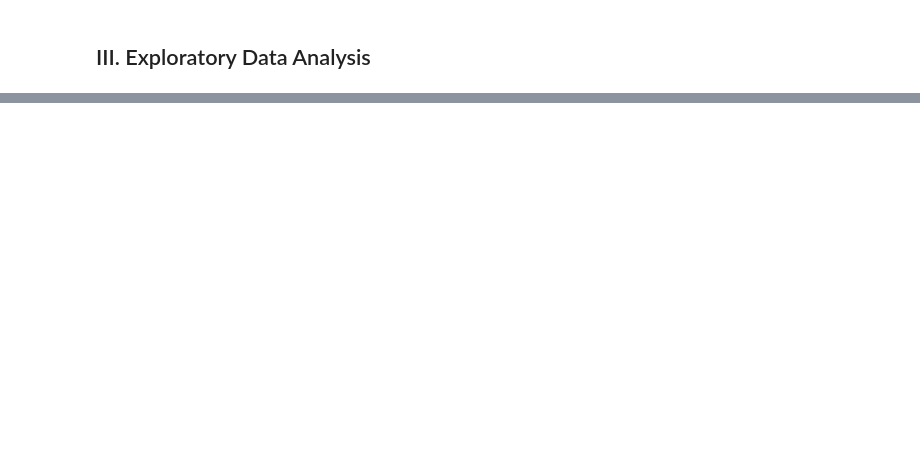
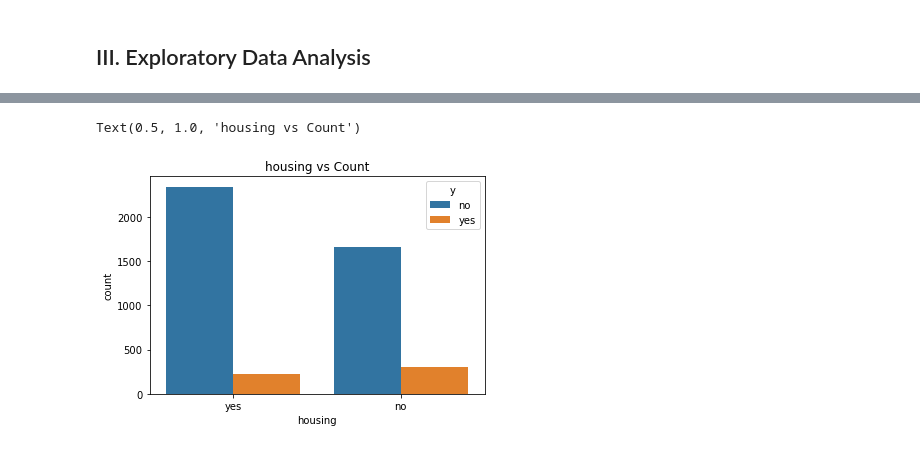
Before and after one commit to patrickamwayi/banking-dataset-analysis, a Jupyter notebook: banking_dataset_analysis.ipynb, the cells around one changed output, grey strips where cells are left out. Saved outputs shown, nothing was run; the diff lists cells and outputs as text; code cells hidden in the pictures; blank space fills up the shorter version.

```diff
--- a/banking_dataset_analysis.ipynb
+++ b/banking_dataset_analysis.ipynb
@@ -179,0 +252,7 @@ df.shape
+# %%
+#visualization of housing by count
+sns.countplot(x="housing", data = df, hue ="y")
+plt.title("housing vs Count")
+# %% [output]
+Text(0.5, 1.0, 'housing vs Count')
+[figure, added]
```
Also changed, not shown: parts of 9 cells of this notebook.
